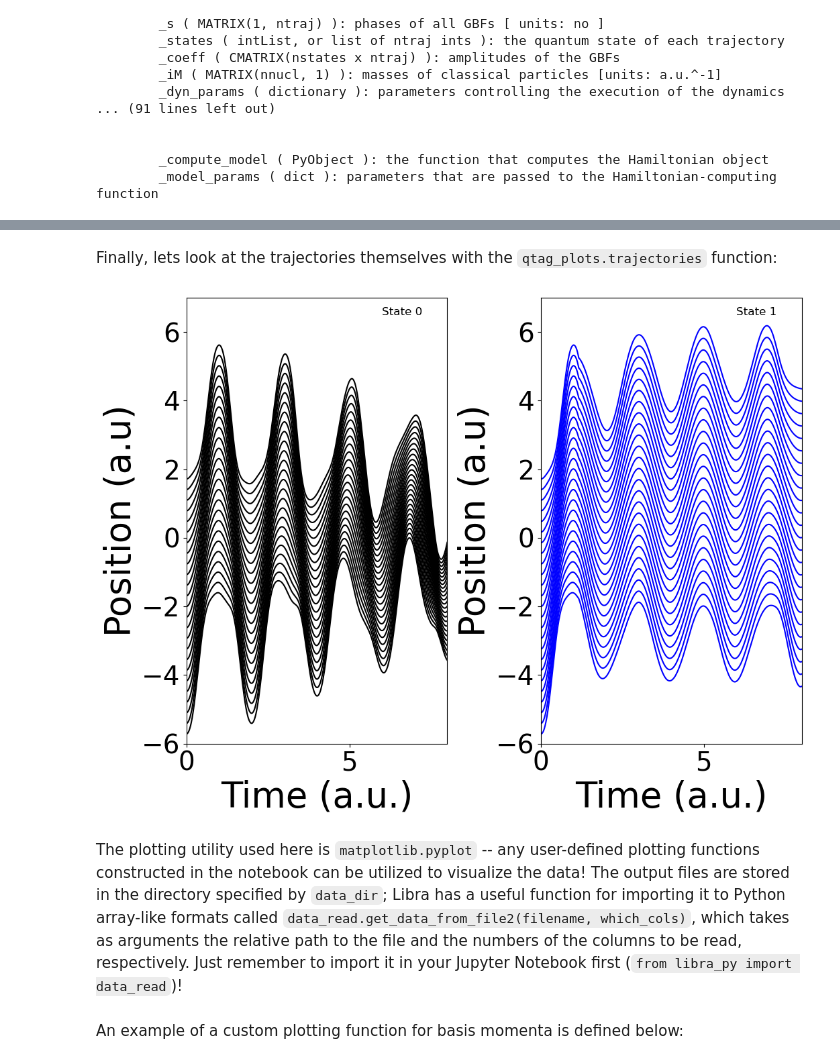
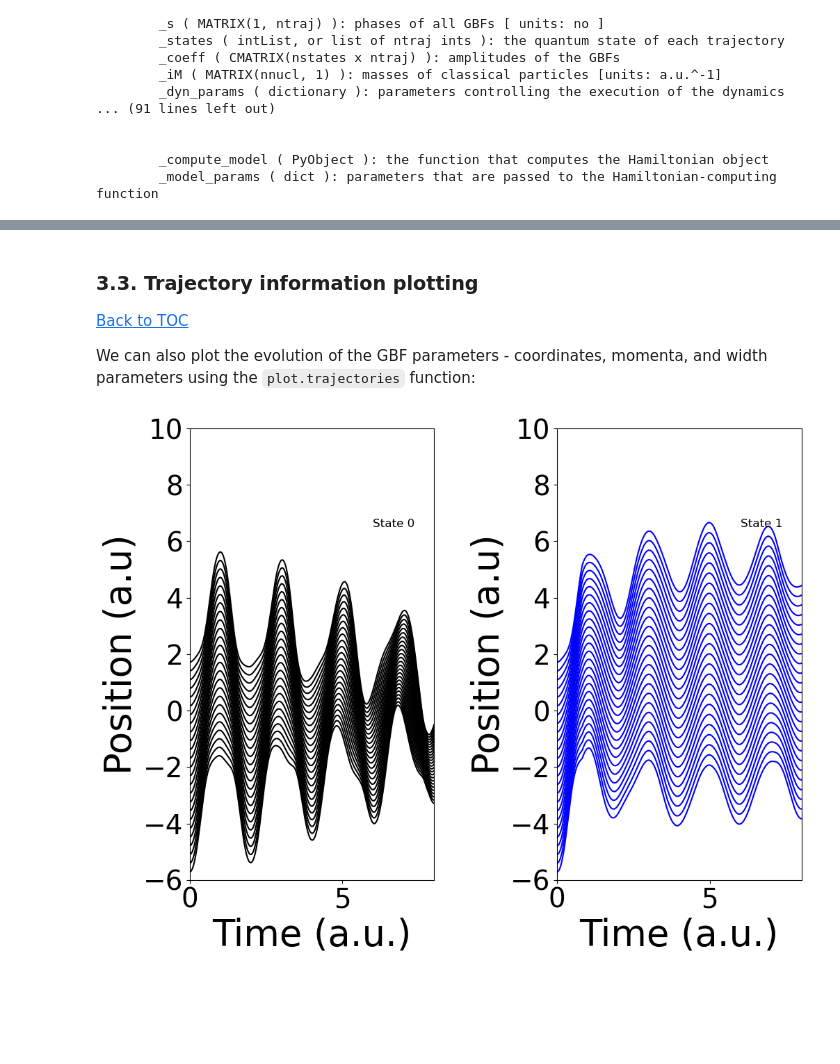
Before and after one commit to compchem-cybertraining/Tutorials_Libra, a Jupyter notebook: 6_dynamics/5_qtag/1_basics/tutorial.ipynb, the cells around one changed output, grey strips where cells are left out. Saved outputs shown, nothing was run; the diff lists cells and outputs as text; code cells hidden in the pictures; blank space fills up the shorter version.

```diff
--- a/6_dynamics/5_qtag/1_basics/tutorial.ipynb
+++ b/6_dynamics/5_qtag/1_basics/tutorial.ipynb
@@ -227,3 +299,8 @@ plot_surfaces(_compute_model, _param_sets, states_of_interest, xmin, xmax, dx, p
         _active_dof ( int ): the index of the DOF used to construct the PES [ default: 0 ]
         _all_coodinates ( list of doubles ): values of all coordinates, the one at the position of `_active_dof` will be disregarded, while all
             other will be fixed at the values provided
+# %%
+if case in [0, 1]:
+    model_params['nstates'] = 2
+    plot_params = {"xlim":[-4,8], "ylim":[-1.1,1.1]}
+    dynamics_plotting.plot_surfaces(compute_model, [model_params], [0,1], -4.0, 8.0, 0.1, plot_params)
@@ -230,4 +311,5 @@ plot_surfaces(_compute_model, _param_sets, states_of_interest, xmin, xmax, dx, p
 # %%
-model_params['nstates'] = 2
-plot_params = {"xlim":[-4,4], "ylim":[0,100]}
-dynamics_plotting.plot_surfaces(compute_model, [model_params], [0,1], -4.0, 4.0, 0.1, plot_params)
+if case in [2]:
+    model_params['nstates'] = 2
+    plot_params = {"xlim":[-4,8], "ylim":[-0.1,0.1]}
+    dynamics_plotting.plot_surfaces(compute_model, [model_params], [0,1], -4.0, 8.0, 0.1, plot_params, _ndof=2, _active_dof=0, _all_coordinates=[0.0, 0.0])
@@ -259,10 +388,10 @@ print(ntraj, active_states)
 # %%
-Q0 = MATRIX(1,1); Q0.set(0,0, dyn_params["wfc_q0"][0])
-P0 = MATRIX(1,1); P0.set(0,0, dyn_params["wfc_p0"][0])
-A0 = MATRIX(1,1); A0.set(0,0, dyn_params["wfc_a0"][0])
-S0 = MATRIX(1,1); S0.set(0,0, dyn_params["wfc_s0"][0])
+if case in [0, 1]: # 1D case
+    Q0, P0, A0, S0 = initialize.wfc_centers(init_params_1D)
+elif case in [2]: # 2D case
+    Q0, P0, A0, S0 = initialize.wfc_centers(init_params_2D)
+
 istate = [0]
-
 C = initialize.coeffs(Q0, P0, A0, S0, istate, Q, P, A, S, active_states)
 # %%
 data_outs.print_matrix(C)
@@ -401,17 +678,29 @@ plot.energy_and_pops(dyn_params, plt_params)
 # %% [markdown]
-Finally, lets look at the trajectories themselves with the `qtag_plots.trajectories` function:
+### 3.3. Trajectory information plotting
+
+[Back to TOC](#Table-of-Contents) <a name="3.3"></a>
+
+We can also plot the evolution of the GBF parameters - coordinates, momenta, and width parameters using the `plot.trajectories` function:
+<a name="trajectories-1"></a>
 # %%
+Xmax = dyn_params["dt"]*dyn_params["nsteps"]
+
 #Plot parameters dictionary definitions for trajectory output...
-plt_params = {'prefix':"out", 'which_states':[0, 1], 'which_traj':'all',
-              'size':(16,8), 'xmin':[0,-6.0],'xmax':[8.0,7.0],
-              'xlabel':'Time (a.u.)', 'ylabel':'Position (a.u)', 'zlabel':'N/A',
-              '1Dcolors':['Black','Blue']}
+traj_plt_params = {'prefix':"out", "states":[0,1], 'which_states':[0, 1], 'which_traj':'all',
+                   'size':[16,8], 'xlabel':'Time (a.u.)', 'ylabel':'Position (a.u)', 'zlabel':'N/A',
+                   '1Dcolors':['Black','Blue'],
+                   'xmin':[0.0, -6.0],'xmax':[ Xmax, 10.0 ],
+                   "data_type":0
+                  }
 
 #Plot the output...
-plot.trajectories(dyn_params, plt_params)
+if case in [0, 1]:
+    traj_plt_params.update({"ndof":1, "active_dof":0,
+                            "grid_dims":init_params_1D["grid_dims"]  })
+elif case in [2]:
+    traj_plt_params.update({"ndof":2, "active_dof":0,
+                            "grid_dims":init_params_2D["grid_dims"]  })
+
+plot.trajectories(traj_plt_params)
 # %% [output]
-[figure, old version]
+[figure, new version]
-# %% [markdown]
-The plotting utility used here is `matplotlib.pyplot` -- any user-defined plotting functions constructed in the notebook can be utilized to visualize the data! The output files are stored in the directory specified by `data_dir`; Libra has a useful function for importing it to Python array-like formats called `data_read.get_data_from_file2(filename, which_cols)`, which takes as arguments the relative path to the file and the numbers of the columns to be read, respectively. Just remember to import it in your Jupyter Notebook first (`from libra_py import data_read`)!
-# %% [markdown]
-An example of a custom plotting function for basis momenta is defined below:
```
Also changed, not shown: parts of 41 cells of this notebook, 1 other file.
